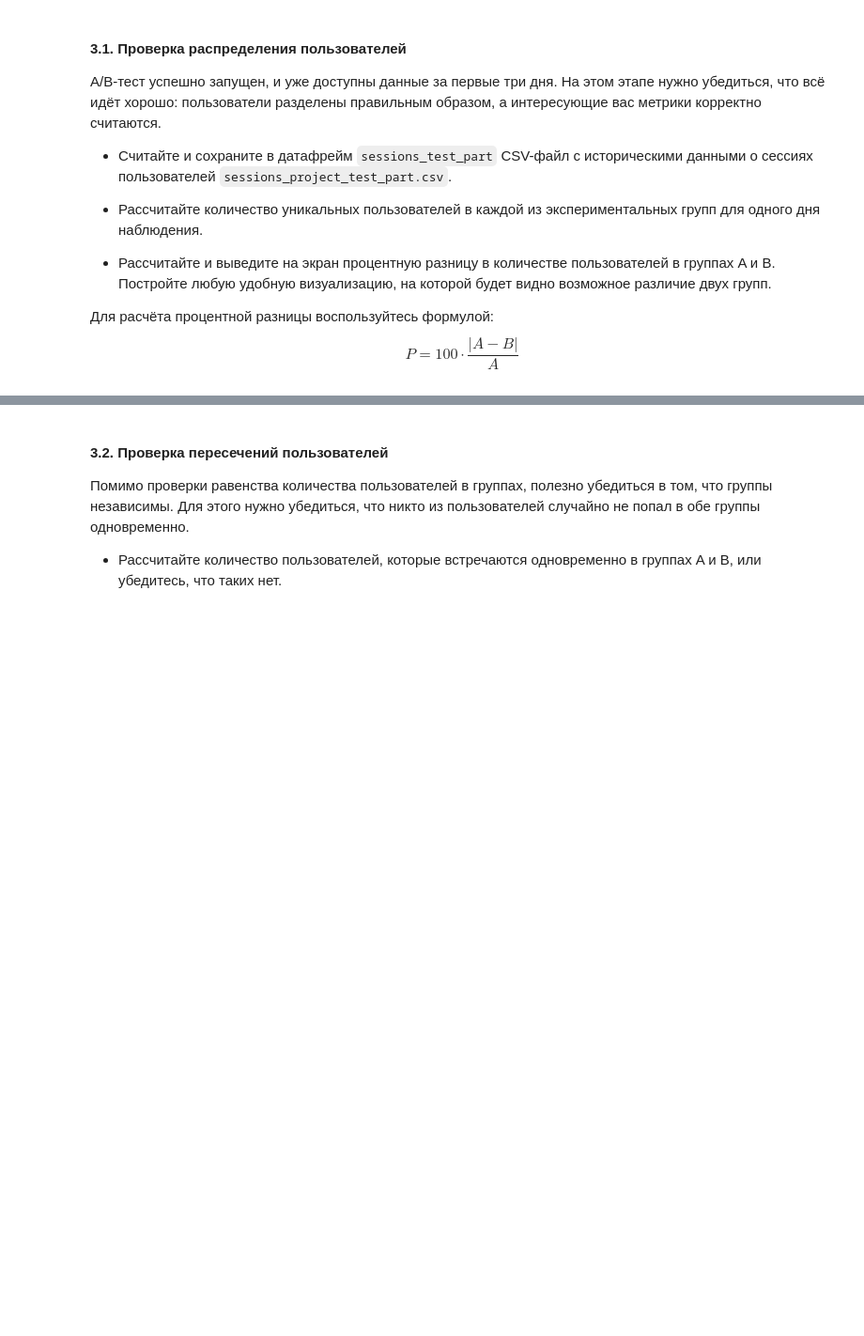
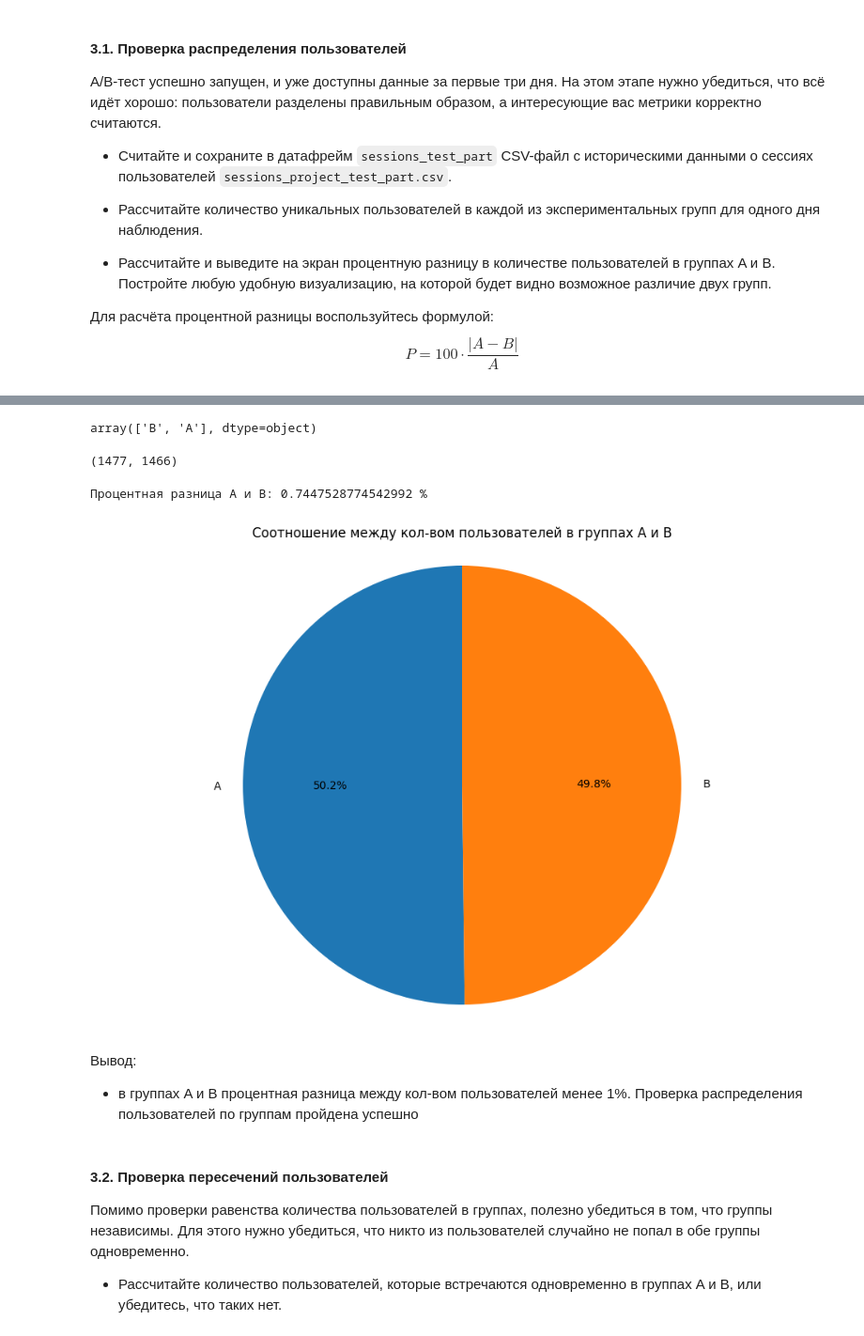
Before and after one commit to Plakhotniuk/practicum_ds, a Jupyter notebook: hypothesis_testing/advertisement_app.ipynb, the cells around one changed output, grey strips where cells are left out. Shown at 94% size. Saved outputs shown, nothing was run; the diff lists cells and outputs as text; code cells hidden in the pictures; blank space fills up the shorter version.

```diff
--- a/hypothesis_testing/advertisement_app.ipynb
+++ b/hypothesis_testing/advertisement_app.ipynb
@@ -293,3 +330,6 @@ A/B-тест успешно запущен, и уже доступны данн
 
 Для расчёта процентной разницы воспользуйтесь формулой:
 $$P = 100 \cdot  \frac{|A − B|}{A}$$
+# %%
+sessions_test_part = pd.read_csv('https://code.s3.yandex.net/datasets/sessions_project_test_part.csv')
+sessions_test_part.info()
@@ -296,3 +355,29 @@ $$P = 100 \cdot  \frac{|A − B|}{A}$$
+# %%
+sessions_test_part['test_group'].unique()
+# %% [output]
+array(['B', 'A'], dtype=object)
+# %%
+# кол-во уникальных пользователей по группам для одного дня наблюдения
+n_unique_a = sessions_test_part[sessions_test_part['test_group'] == 'A']['user_id'].nunique()
+n_unique_b = sessions_test_part[sessions_test_part['test_group'] == 'B']['user_id'].nunique()
+n_unique_a, n_unique_b
+# %% [output]
+(1477, 1466)
+# %%
+# процентная разница
+p_ab_ratio = abs((n_unique_a - n_unique_b) / max(n_unique_a, n_unique_b)) * 100
+print(f'Процентная разница A и B: {p_ab_ratio} %')
+
+plt.pie([n_unique_a, n_unique_b], labels=['A', 'B'], autopct="%1.1f%%", startangle=90)
+plt.axis("equal")
+plt.title("Соотношение между кол-вом пользователей в группах A и B")
+plt.show()
+# %% [output]
+Процентная разница A и B: 0.7447528774542992 %
+[figure, added]
+# %% [markdown]
+Вывод:
+- в группах A и B процентная разница между кол-вом пользователей менее 1%. Проверка распределения пользователей по группам пройдена успешно
 # %% [markdown]
 #### 3.2. Проверка пересечений пользователей
 Помимо проверки равенства количества пользователей в группах, полезно убедиться в том, что группы независимы. Для этого нужно убедиться, что никто из пользователей случайно не попал в обе группы одновременно.
```
Also changed, not shown: parts of 19 cells of this notebook.
